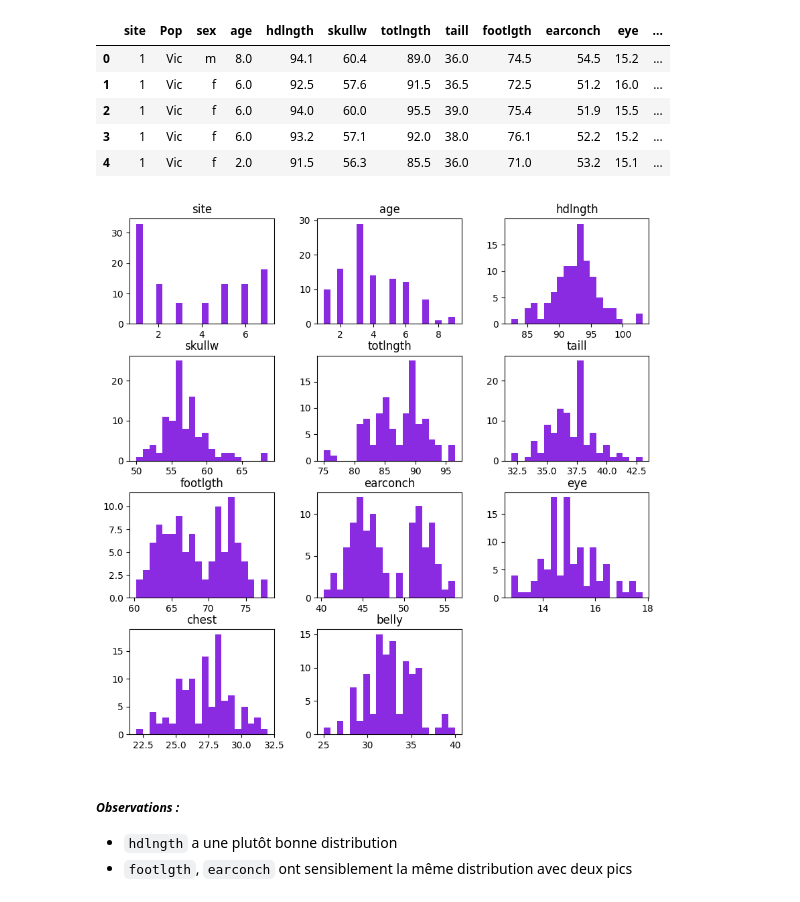
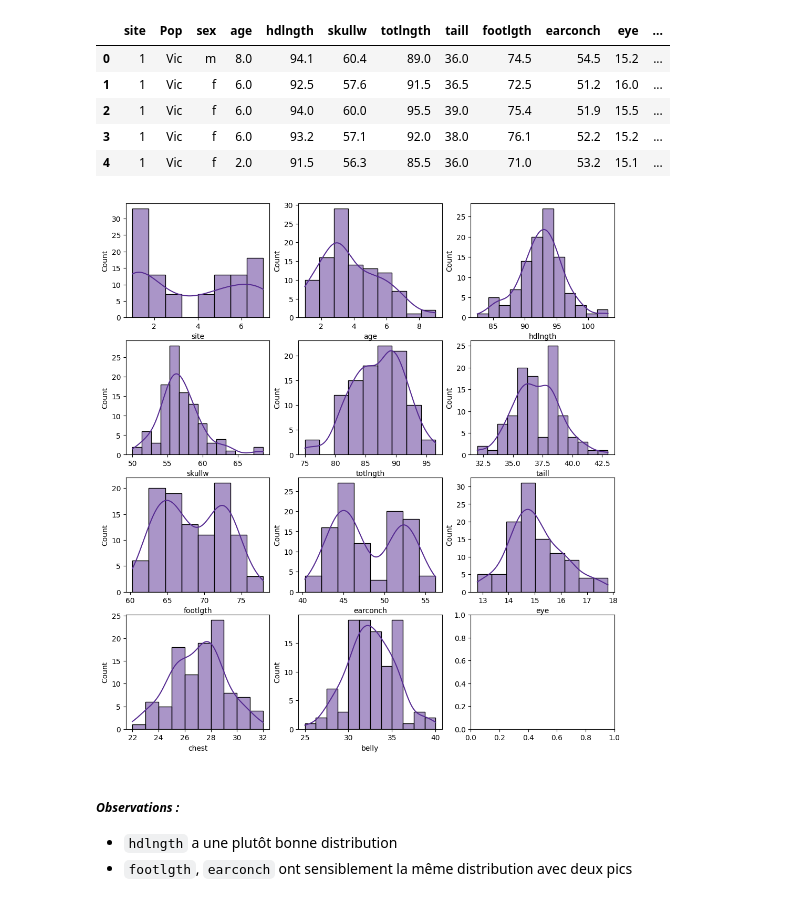
Before and after one commit to basileguerin/Brief_opossum, a Jupyter notebook: possum.ipynb, the cells around one changed output. Saved outputs shown, nothing was run; the diff lists cells and outputs as text; code cells hidden in the pictures.

```diff
--- a/possum.ipynb
+++ b/possum.ipynb
@@ -141,11 +141,15 @@ df.head()
 | 2 | 1 | Vic | f | 6.0 | 94.0 | 60.0 | 95.5 | 39.0 | 75.4 | 51.9 | 15.5 | ... |
 | 3 | 1 | Vic | f | 6.0 | 93.2 | 57.1 | 92.0 | 38.0 | 76.1 | 52.2 | 15.2 | ... |
 | 4 | 1 | Vic | f | 2.0 | 91.5 | 56.3 | 85.5 | 36.0 | 71.0 | 53.2 | 15.1 | ... |
-# %%
-numerical_features = df.drop(['Pop', 'sex'], axis=1)
-numerical_features.hist(figsize=(10,10), bins = 20, color = 'blueviolet', grid=False);
-# %% [output]
-[figure, removed]
+# %%
+numerical_features = df.drop(['Pop', 'sex'], axis=1)
+sns.set_palette('Purples_r')
+fig, ax = plt.subplots(4, 3, figsize=(12,13))
+for i, col in enumerate(numerical_features):
+    sns.histplot(df[col], kde=True, ax=ax[i//3, i%3])
+plt.show()
+# %% [output]
+[figure, added]
 # %% [markdown]
 ##### *Observations :*
 - `hdlngth` a une plutôt bonne distribution
```
Also changed, not shown: parts of 4 cells of this notebook.
